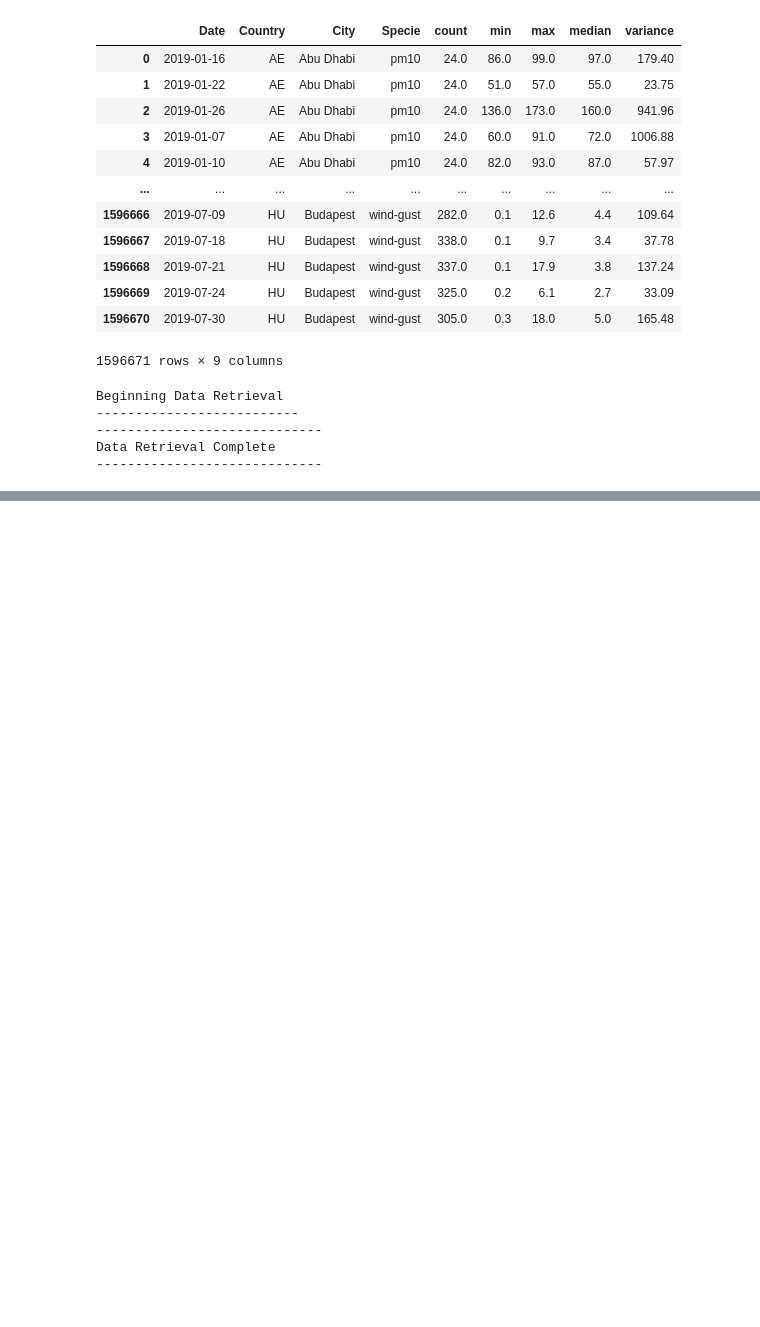
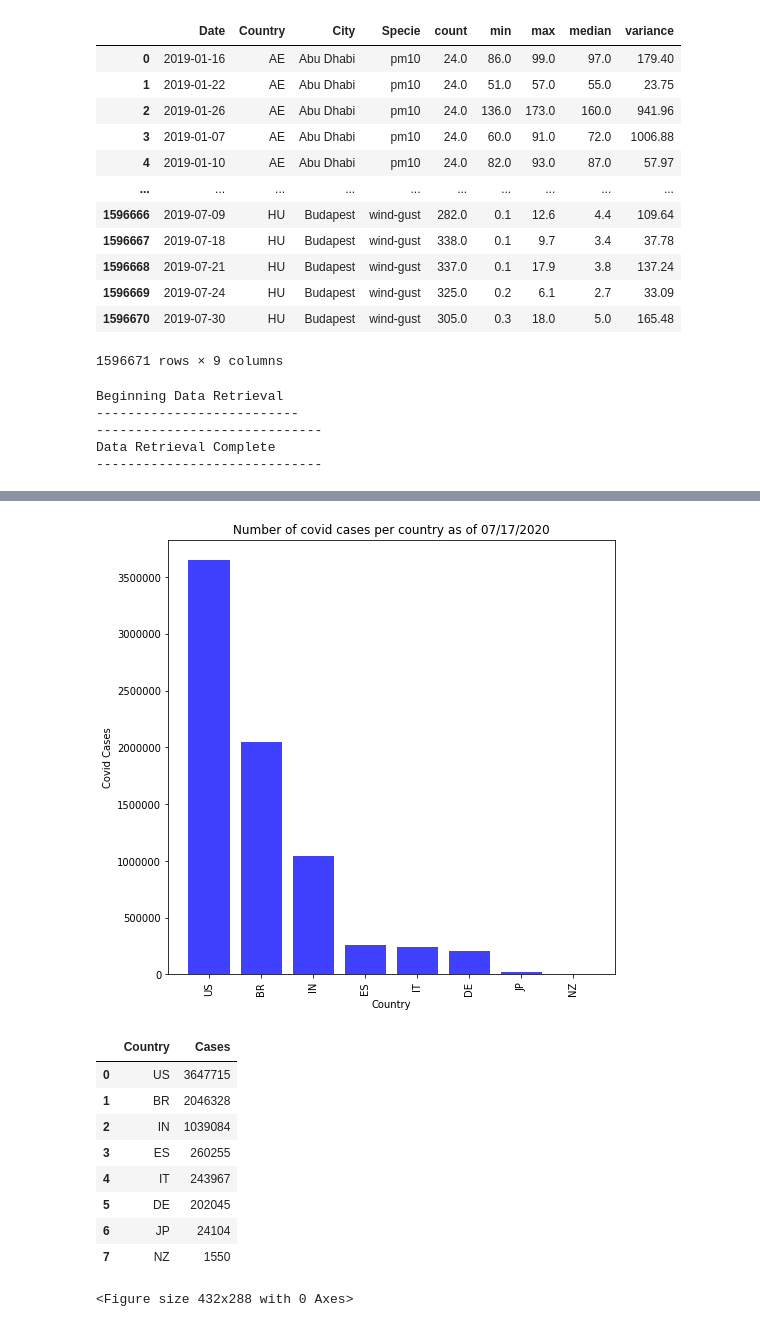
Before and after one commit to lekshmicnair/COVAIR--Study-of-Air-Quality-during-Covid., a Jupyter notebook: covid_aq_analysis.ipynb, the cells around one changed output, grey strips where cells are left out. Saved outputs shown, nothing was run; the diff lists cells and outputs as text; code cells hidden in the pictures; blank space fills up the shorter version.

Commit message:
added functions for plots

```diff
--- a/covid_aq_analysis.ipynb
+++ b/covid_aq_analysis.ipynb
@@ -124,3 +127,51 @@ Clean_Covid_data
+# %%
+#----------------------------------------------------------
+# Analyse Covid cases in Countries selected for 07/17/2020
+#----------------------------------------------------------
+
+Covid_data_07172020= Clean_Covid_2020.loc[(Clean_Covid_2020['Date'] =='2020-07-17'),:]
+Group_Covid_07172020=Covid_data_07172020.groupby(['Country']).sum()
+sorted_covid_07172020=Group_Covid_07172020.sort_values(by='Cases', ascending=False).reset_index()
+
+# Generate a bar plot showing the number of covid cases for each country
+
+# Set x axis and tick locations
+x_axis = np.arange(len(Group_Covid_07172020))
+tick_locations = [value for value in x_axis]
+
+# Plot the bar with xtick labels
+plt.figure(figsize=(8,8))
+plt.bar(x_axis, sorted_covid_07172020["Cases"], color='b', alpha=0.75, align="center")
+plt.xticks(tick_locations, sorted_covid_07172020["Country"], rotation="vertical")
+
+# Set textual properties
+plt.ylabel("Covid Cases")
+plt.xlabel("Country")
+plt.title("Number of covid cases per country as of 07/17/2020")
+
+#save figure
+plt.savefig("output_data/fig1.png")
+
+# Show plot
+plt.show()
+
+# Resize plot to display labels
+plt.tight_layout()
+
+
+sorted_covid_07172020
+# %% [output]
+[figure, added]
+|  | Country | Cases |
+| 0 | US | 3647715 |
+| 1 | BR | 2046328 |
+| 2 | IN | 1039084 |
+| 3 | ES | 260255 |
+| 4 | IT | 243967 |
+| 5 | DE | 202045 |
+| 6 | JP | 24104 |
+| 7 | NZ | 1550 |
+<Figure size 432x288 with 0 Axes>
 # %%
 #Define a function to create Linear Regression plots
 
```
Also changed, not shown: parts of 22 cells of this notebook, 35 other files.
